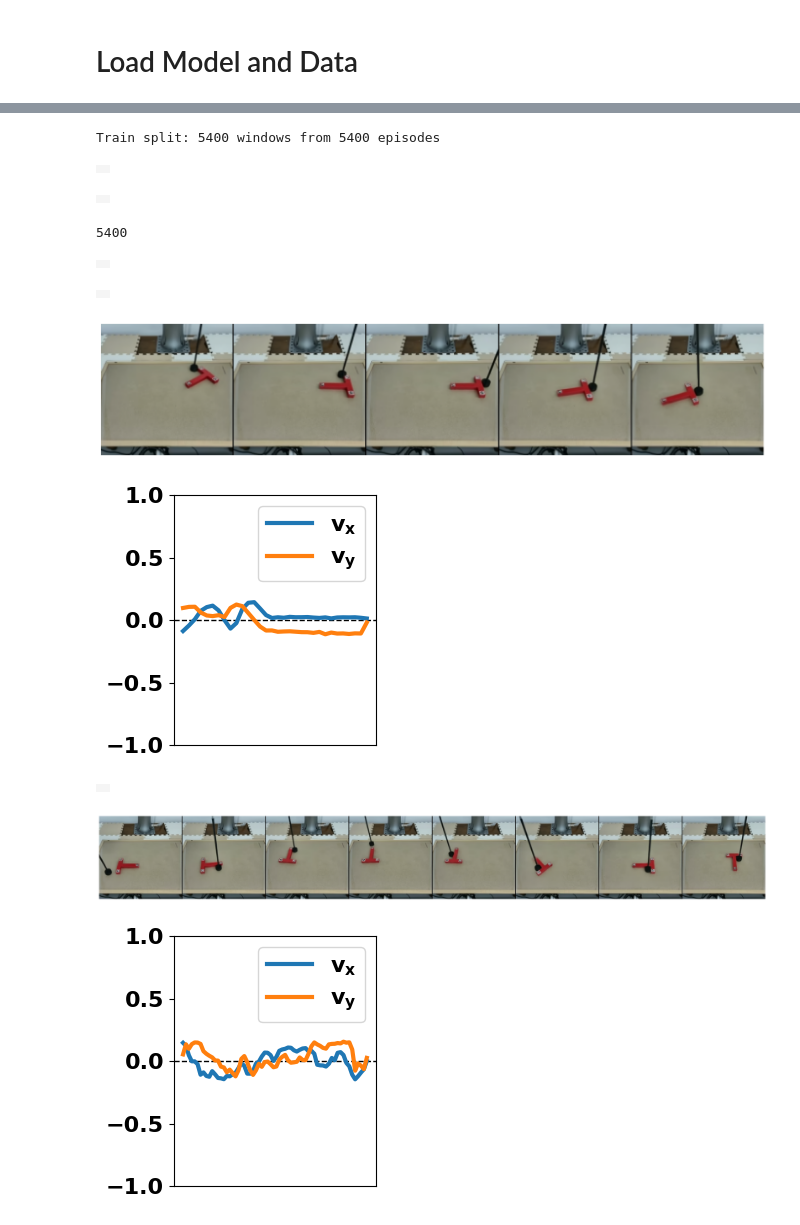
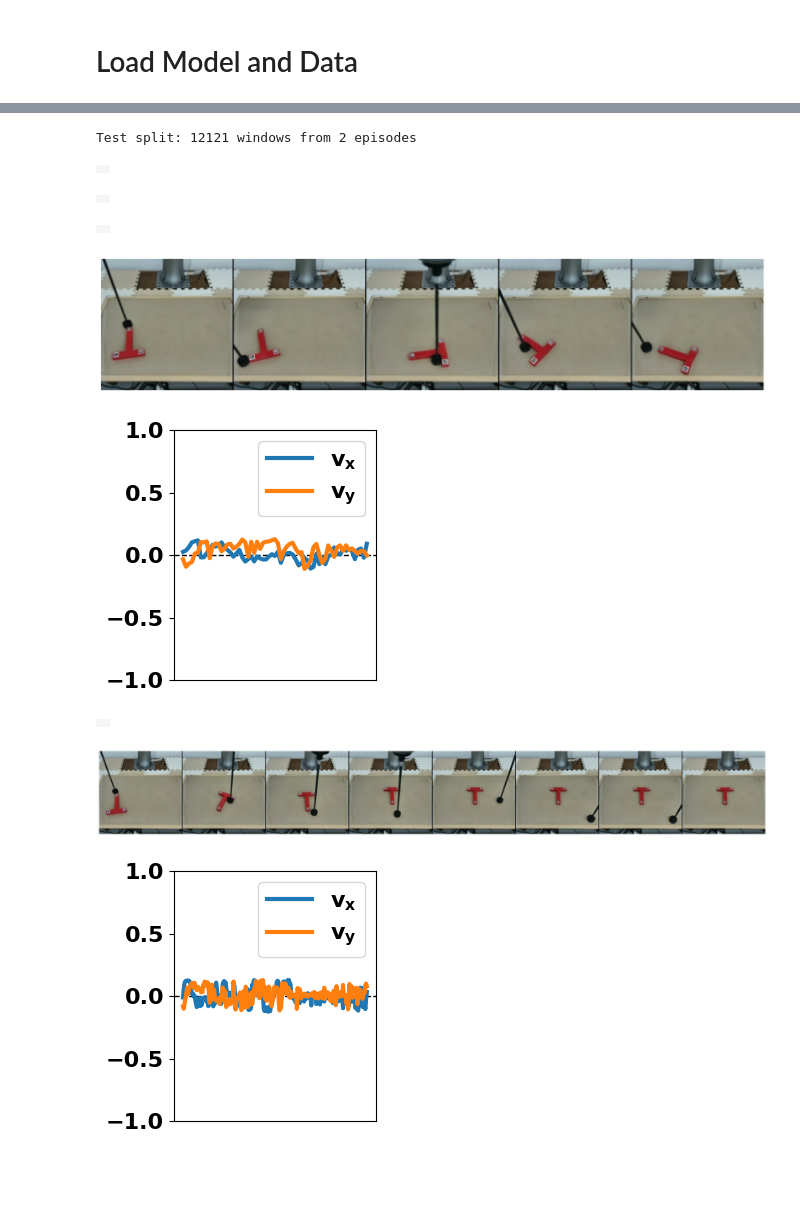
Before and after one commit to FelixLeb/dreamerV4-UWM, a Jupyter notebook: notebooks/planning.ipynb, the cells around one changed output, grey strips where cells are left out. Saved outputs shown, nothing was run; the diff lists cells and outputs as text; code cells hidden in the pictures; blank space fills up the shorter version.

Commit message:
alignment branch pushed.

```diff
--- a/notebooks/planning.ipynb
+++ b/notebooks/planning.ipynb
@@ -10,8 +13,9 @@ from dreamerv4uwm.models.utils import load_tokenizer
 from dreamerv4uwm.models.utils import load_denoiser
 # DATA_PATH = "/home/mim-server/datasets/soar_data_sharded"
 # DATA_PATH = "/home/mim-server/datasets/Finger/H5/combined"
-DATA_PATH = "/home/mim-server/datasets/pushT/shareded-demo/"
-DATA_PATH = "/home/mim-server/datasets/pushT/synthetic-reward/"
+DATA_PATH = "/home/mim-server/datasets/pushT/sharded/"
+# DATA_PATH = "/home/mim-server/datasets/pushT/sharded-demo/"
+# DATA_PATH = "/home/mim-server/datasets/pushT/synthetic-reward/"
 # DATA_PATH = "/media/mim-server/Volume1/lewm/sharded/cube/"
 device = torch.device("cuda:0" if torch.cuda.is_available() else "cpu")
 resolution = (256, 256)
@@ -23,7 +27,7 @@ with initialize(version_base=None, config_path="../scripts/config"):
     # cfg = compose(config_name="dynamics/lewm-cubes.yaml")
 # %%
 # dynamics_ckpt = "/home/mim-server/projects/rooholla/dreamerV4-UWM/checkpoints/dynamics/pushT/no-shortcuts/all-2x-temporal-485204.pt"
-dynamics_ckpt = "/home/mim-server/projects/rooholla/dreamerV4-UWM/checkpoints/dynamics/pushT/final/joint-model/v1/432360.pt"
+dynamics_ckpt = "/home/mim-server/projects/rooholla/dreamerV4-UWM/checkpoints/align/mix-pushT-v0-longrun/12000.pt"
 # dynamics_ckpt = "/home/mim-server/projects/rooholla/dreamerV4-UWM/checkpoints/dynamics/lewm-cubes/joint/250000.pt"
 # %%
 tokenizer_ckpt="/home/mim-server/projects/rooholla/dreamerV4-UWM/checkpoints/tokenizer_ckpts/pushT.pt"
@@ -41,7 +45,7 @@ dataset = ShardedHDF5Dataset(
         data_dir=DATA_PATH,
         window_size=96,
         stride=1,
-        split='train',
+        split='test',
         train_fraction=0.9,
         split_seed=123,
     )
@@ -68,13 +72,9 @@ def plotVideo(video):
 plotVideo(imgs_recon[0])
 plotVideo(imgs[0])
 # %% [output]
-Train split: 5400 windows from 5400 episodes
+Test split: 12121 windows from 2 episodes
 |  |
 |  |
-# %%
-len(dataset)
-# %% [output]
-5400
 # %%
 from dreamerv4uwm.sampling import unified_flowmatching_sampler
 import matplotlib.pyplot as plt
@@ -127,32 +127,31 @@ def plotActions(actions, figsize=None):
     plt.tight_layout()
     plt.show()
 # %%
-num_pred_steps = 32
+num_pred_steps = 63
 num_diffusion_steps = 16
-T_ctx = 24
+T_ctx = 1
 latents_ctx = latents[:, :T_ctx, ...].clone()
 # %%
 ctx_actions_policy = actions[:T_ctx][None].cuda()  # (1, T_ctx, n_act)
 with torch.autocast(device_type='cuda', dtype=torch.bfloat16):
     pred_obs_pol, pred_act_pol = unified_flowmatching_sampler(
         denoiser, latents_ctx, mode='policy',
         ctx_actions=ctx_actions_policy,
         num_pred_steps=num_pred_steps,
         num_diffusion_steps=num_diffusion_steps,
     )
     with torch.no_grad():
         img_pred_pol = tokenizer.decode(pred_obs_pol)
 
 plotVideo(img_pred_pol[0].to(torch.float32))
-plotVideo(imgs[0,0:T_ctx].to(torch.float32))
+# plotVideo(imgs[0,0:T_ctx].to(torch.float32))
 plotSnapshots(img_pred_pol[0].to(torch.float32))
 pr_act = pred_act_pol[0].cpu().float().numpy()
 plotActions(pr_act)
 # %% [output]
 |  |
-|  |
-[figure, old version]
+[figure, new version]
-[figure, old version]
+[figure, new version]
 # %%
 import math
 import torch
@@ -288,10 +287,10 @@ def rolling_window_policy_sampler(
     return torch.cat(pred_obs_chunks, dim=1), torch.cat(pred_act_chunks, dim=1)
 # %%
 # Rolling-window rollout: generate a long horizon while keeping model context bounded.
-T_init           = 8       # frames of real history to seed with
-total_pred_steps = 64      # total frames to roll out
-chunk_size       = 8       # k: frames generated per sampler call
-max_context      = 24      # cap on frames fed to the model
+T_init           = 1       # frames of real history to seed with
+total_pred_steps = 256      # total frames to roll out
+chunk_size       = 4       # k: frames generated per sampler call
+max_context      = 2      # cap on frames fed to the model
 
 init_latents = latents[:, :T_init, ...].clone()
 init_actions = actions[:T_init][None].cuda()
@@ -305,6 +304,7 @@ with torch.autocast(device_type='cuda', dtype=torch.bfloat16):
         chunk_size         = chunk_size,
         max_context        = max_context,
         num_diffusion_steps= num_diffusion_steps,
+        context_cond_tau = 0.9,
     )
     with torch.no_grad():
         roll_imgs = tokenizer.decode(roll_obs)
@@ -314,8 +314,8 @@ plotSnapshots(roll_imgs[0].to(torch.float32), n_frames=8)
 plotActions(roll_act[0].cpu().float().numpy())
 # %% [output]
 |  |
-[figure, old version]
+[figure, new version]
-[figure, old version]
+[figure, new version]
 # %%
 @torch.no_grad()
 def progressive_rolling_sampler(
```
Also changed, not shown: parts of 22 cells of this notebook, 20 other files.
